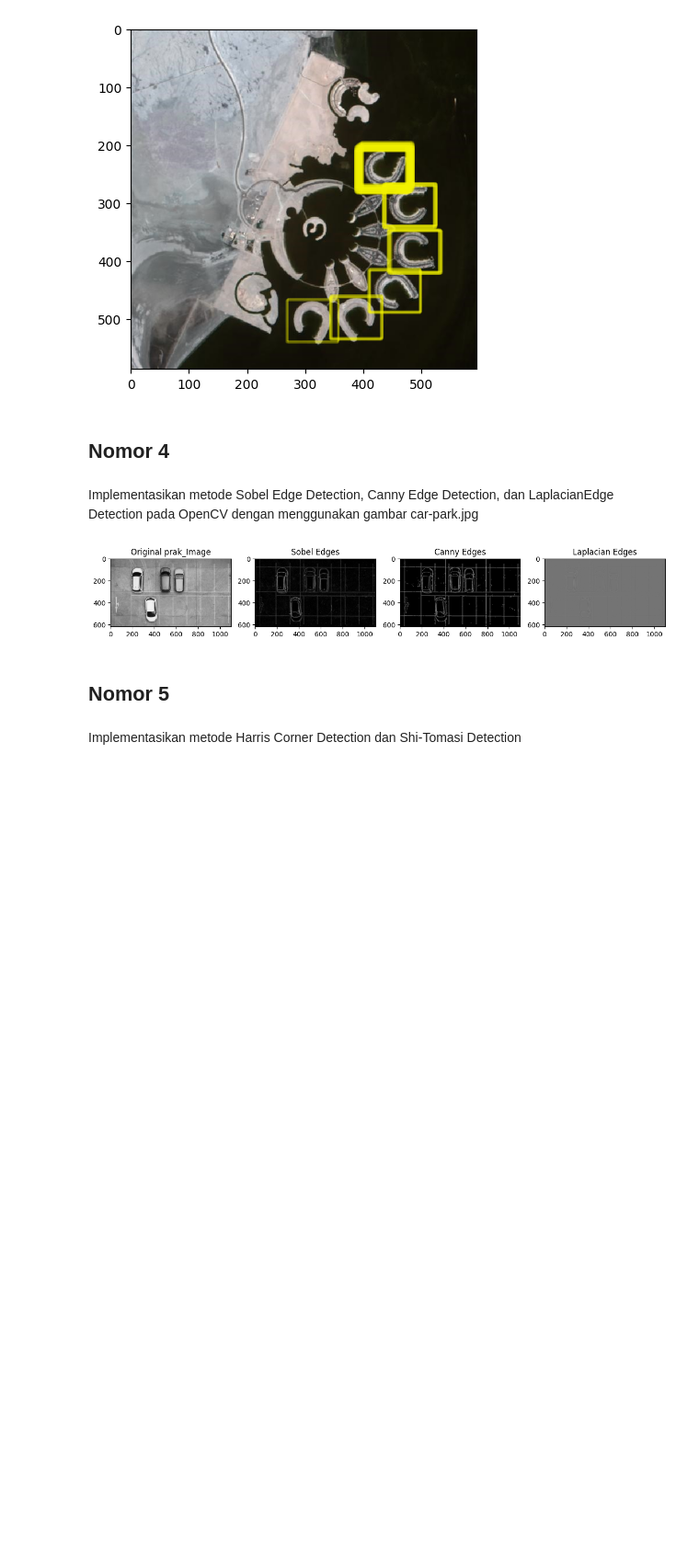
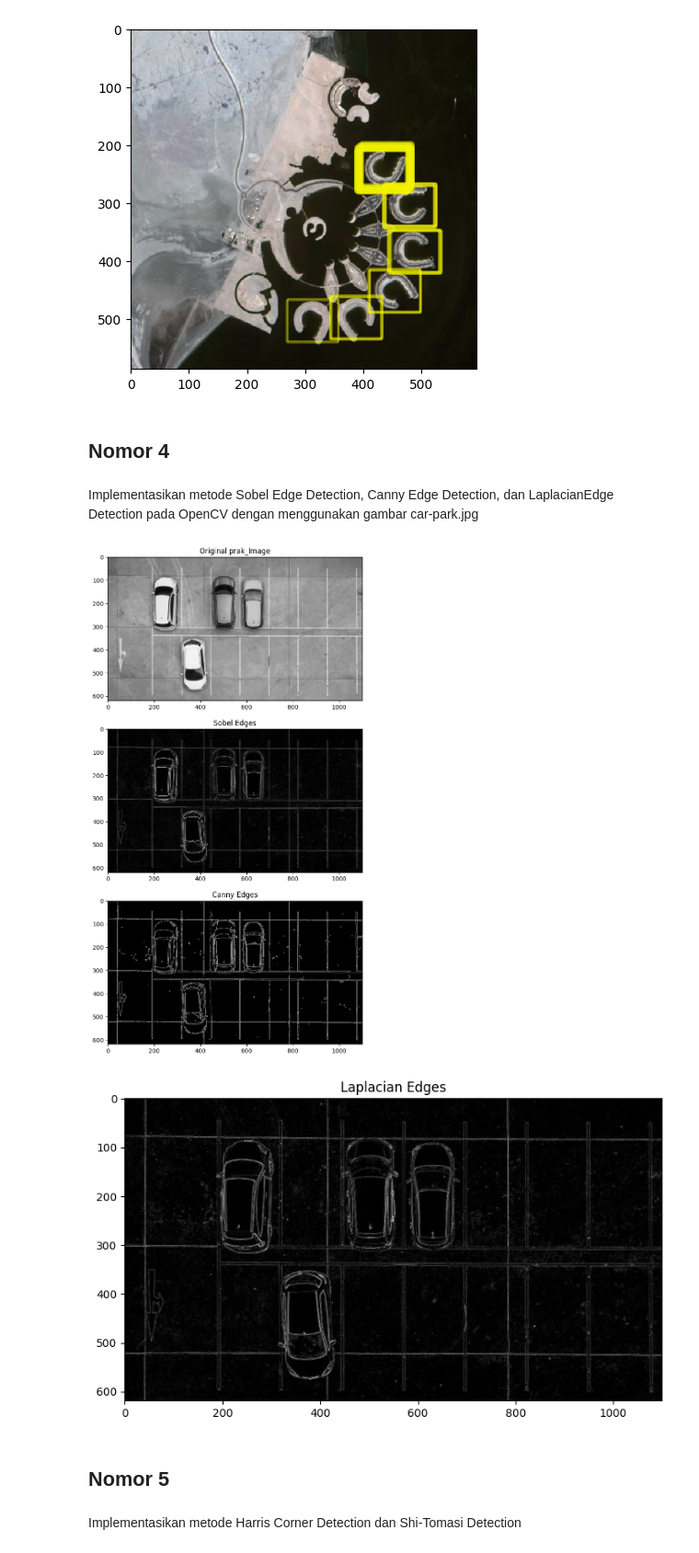
Before and after one commit to Ziedny28/PCVK-Ganjil-2023, a Jupyter notebook: week-11/Week11.ipynb, the cells around one changed output. Shown at 92% size. Drawn from its saved outputs; the diff is of its cells as text; code cells hidden in the pictures; blank space fills up the shorter version.

Commit message:
Created using Colaboratory - prak done

```diff
--- a/week-11/Week11.ipynb
+++ b/week-11/Week11.ipynb
@@ -163,26 +166,50 @@ prak_image = cv.cvtColor(prak_image, cv.COLOR_BGR2GRAY)
 # %%
 # Sobel Edge Detection
 sobel_x = cv.Sobel(prak_image, cv.CV_64F, 1, 0, ksize=3)
 sobel_y = cv.Sobel(prak_image, cv.CV_64F, 0, 1, ksize=3)
 sobel_edges = np.sqrt(sobel_x**2 + sobel_y**2)
 
 # Canny Edge Detection
 canny_edges = cv.Canny(prak_image, 100, 200)
 
-# Laplacian Edge Detection
-laplacian_edges = cv.Laplacian(prak_image, cv.CV_64F)
+# Apply Laplacian Edge Detection
+laplacian = cv.Laplacian(prak_image, cv.CV_64F)
 
-# Display the results
+# Convert to absolute values
+laplacian_abs = cv.convertScaleAbs(laplacian)
+
+# Display the results in separate rows
+plt.figure(figsize=(30, 15))
+
+# Original Image
+plt.subplot(3, 1, 1)
+plt.imshow(prak_image, cmap='gray')
+plt.title('Original prak_Image')
+
+# Sobel Edges
+plt.subplot(3, 1, 2)
+plt.imshow(sobel_edges, cmap='gray')
+plt.title('Sobel Edges')
+
+# Canny Edges
+plt.subplot(3, 1, 3)
+plt.imshow(canny_edges, cmap='gray')
+plt.title('Canny Edges')
+
+plt.show()
+
+# Additional row for Laplacian Edges
 plt.figure(figsize=(15, 5))
 
-plt.subplot(1, 4, 1), plt.imshow(prak_image, cmap='gray'), plt.title('Original prak_Image')
-plt.subplot(1, 4, 2), plt.imshow(sobel_edges, cmap='gray'), plt.title('Sobel Edges')
-plt.subplot(1, 4, 3), plt.imshow(canny_edges, cmap='gray'), plt.title('Canny Edges')
-plt.subplot(1, 4, 4), plt.imshow(laplacian_edges, cmap='gray'), plt.title('Laplacian Edges')
+# Laplacian Edges
+plt.subplot(1, 1, 1)
+plt.imshow(laplacian_abs, cmap='gray')
+plt.title('Laplacian Edges')
 
 plt.show()
 # %% [output]
-[figure, old version]
+[figure, new version]
+[figure, added]
 # %% [markdown]
 ## Nomor 5
 # %% [markdown]
```
Also changed, not shown: parts of 9 cells of this notebook.
